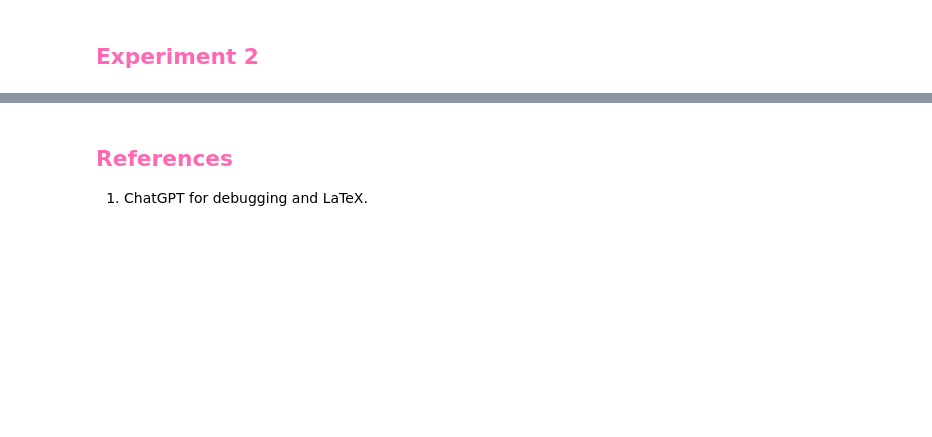
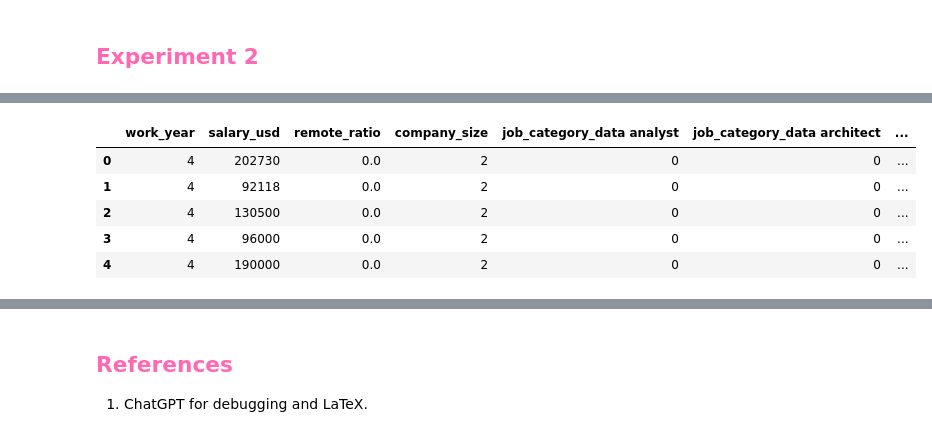
Before and after one commit to fabiola-rojas/itcs3162-proj3, a Jupyter notebook: proj3-salary.ipynb, the cells around one changed output, grey strips where cells are left out. Cells and saved outputs as stored; diff of their text form; code cells hidden in the pictures; blank space fills up the shorter version.

```diff
--- a/proj3-salary.ipynb
+++ b/proj3-salary.ipynb
@@ -502,0 +532,48 @@ Notes:
+# %%
+def map_job_title(title):
+    title = title.lower()
+
+    if any(x in title for x in ['head', 'principal', 'director']):
+        return 'executive'
+    elif 'engineer' in title and 'data' in title:
+        return 'data engineer'
+    elif any(x in title for x in ['ml', 'machine learning', 'engineer', 'developer', 'ai', 'artificial intelligence']):
+        return 'software/ml engineer'
+    elif 'scientist' in title or 'science' in title:
+        return 'data scientist'
+    elif 'analyst' in title:
+        return 'data analyst'
+    elif 'architect' in title:
+        return 'data architect'
+    elif 'manager' in title:
+        return 'data manager'
+    else:
+        return 'other'
+
+df_dummies = df.copy()
+
+df_dummies = df_dummies.drop(columns=['company_location'])
+
+
+df_dummies['job_category'] = df_dummies['job_title'].apply(map_job_title)
+
+df_dummies = pd.get_dummies(df_dummies, columns=['job_category', 'experience_level',
+                                                'employment_type', 'employee_residence'], dtype=int)
+
+size_map = {'S':1, 'M':2, 'L':3}
+df_dummies['company_size'] = df_dummies['company_size'].map(size_map)
+
+df_dummies['work_year'] = df_dummies['work_year'] - 2020
+df_dummies['remote_ratio'] = df_dummies['remote_ratio'] / 100
+
+df_dummies = df_dummies.drop(columns=['job_title', 'job_category_other','employee_residence_Other',
+                                     'experience_level_EN', 'employment_type_FL'])
+
+df_dummies.head()
+# %% [output]
+|  | work_year | salary_usd | remote_ratio | company_size | job_category_data analyst | job_category_data architect | ... |
+| 0 | 4 | 202730 | 0.0 | 2 | 0 | 0 | ... |
+| 1 | 4 | 92118 | 0.0 | 2 | 0 | 0 | ... |
+| 2 | 4 | 130500 | 0.0 | 2 | 0 | 0 | ... |
+| 3 | 4 | 96000 | 0.0 | 2 | 0 | 0 | ... |
+| 4 | 4 | 190000 | 0.0 | 2 | 0 | 0 | ... |
```
Also changed, not shown: parts of 11 cells of this notebook.
